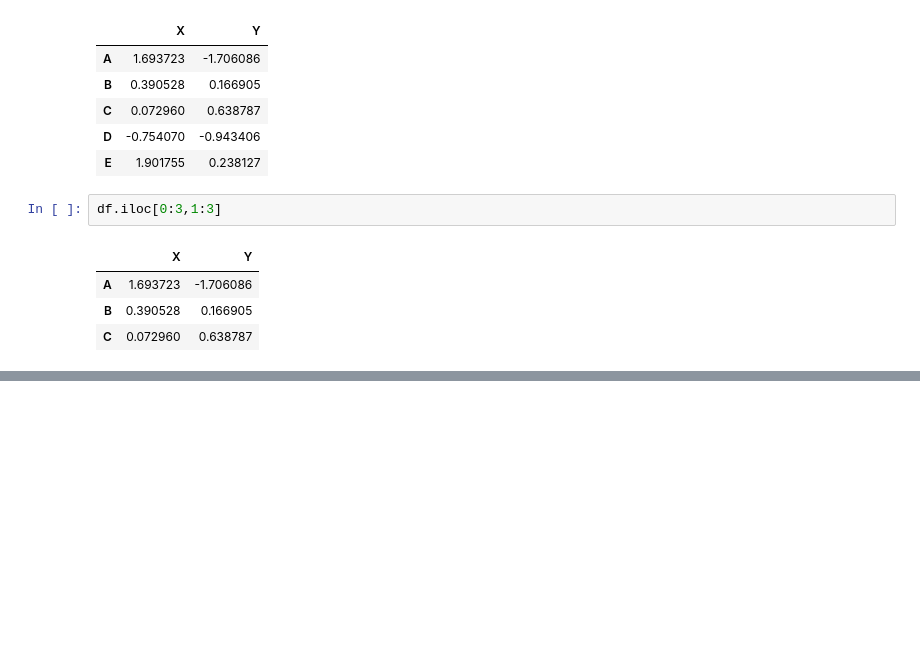
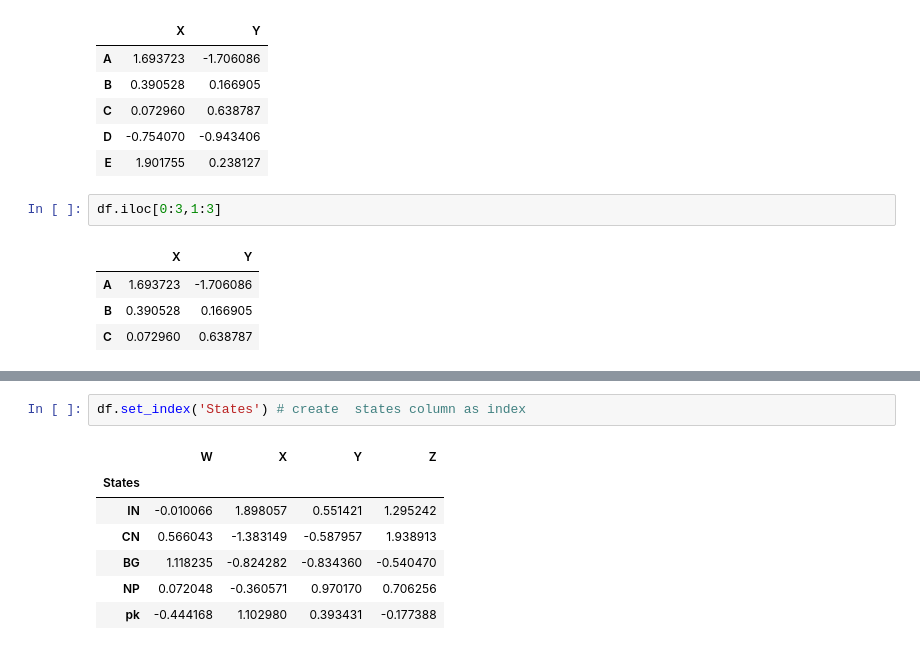
Before and after one commit to sudhanshuptl/MyCodeDump, a Jupyter notebook: Python/Python-modules/Pandas/Pandas DataFrame.ipynb, the cells around one changed output, grey strips where cells are left out. Saved outputs shown, nothing was run; the diff lists cells and outputs as text; blank space fills up the shorter version.

```diff
--- a/Python/Python-modules/Pandas/Pandas DataFrame.ipynb
+++ b/Python/Python-modules/Pandas/Pandas DataFrame.ipynb
@@ -150,0 +284,10 @@ df.iloc[0:3,1:3]
+# %%
+df.set_index('States') # create  states column as index
+# %% [output]
+|  | W | X | Y | Z |
+| States |  |  |  |  |
+| IN | -0.010066 | 1.898057 | 0.551421 | 1.295242 |
+| CN | 0.566043 | -1.383149 | -0.587957 | 1.938913 |
+| BG | 1.118235 | -0.824282 | -0.834360 | -0.540470 |
+| NP | 0.072048 | -0.360571 | 0.970170 | 0.706256 |
+| pk | -0.444168 | 1.102980 | 0.393431 | -0.177388 |
```
Also changed, not shown: parts of 35 cells of this notebook, 1 other file.
